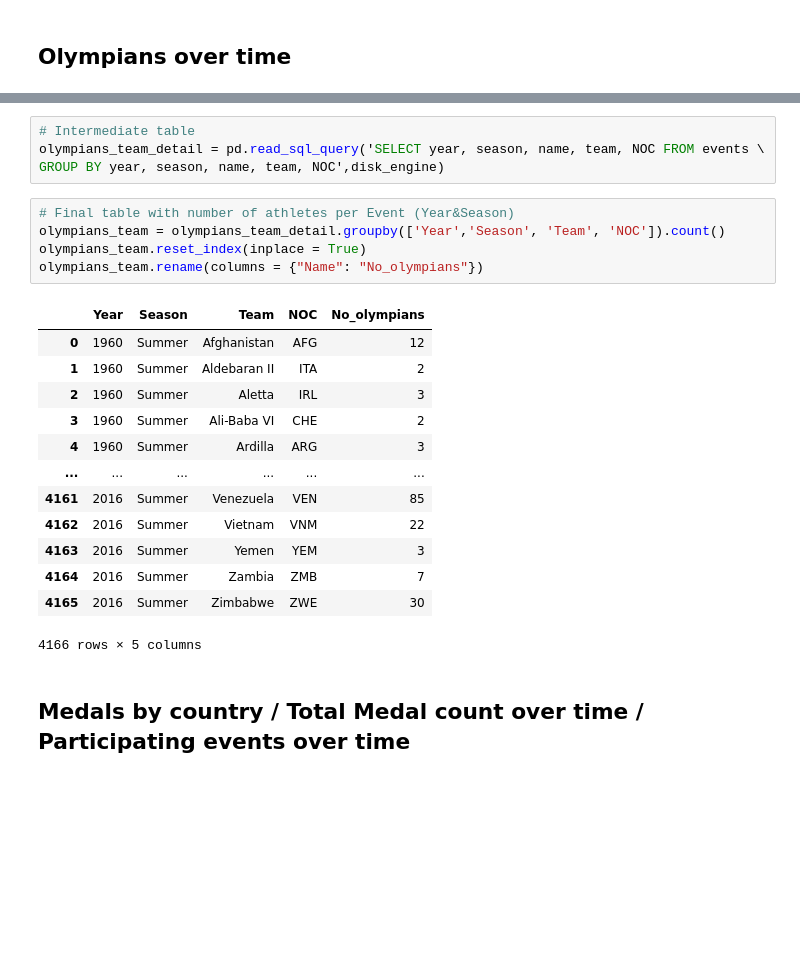
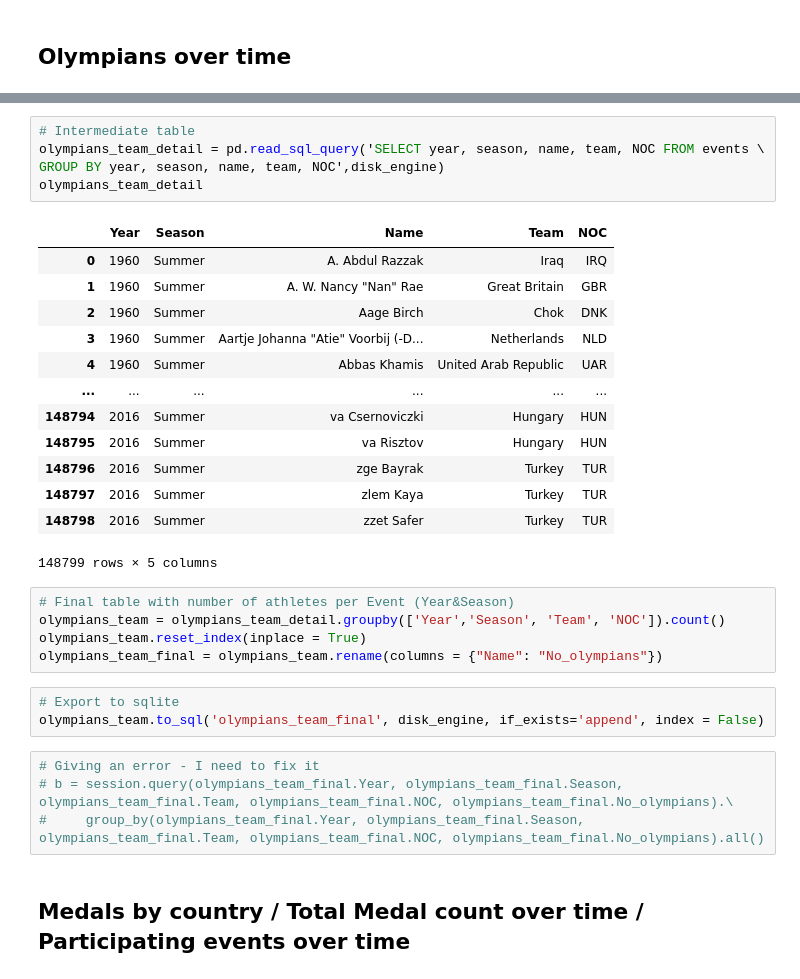
Before and after one commit to hanesy/olympics_dash, a Jupyter notebook: data_exploration.ipynb, the cells around one changed output, grey strips where cells are left out. Cells and saved outputs as stored; diff of their text form; blank space fills up the shorter version.

Commit message:
export of all tables to sqlite

```diff
--- a/data_exploration.ipynb
+++ b/data_exploration.ipynb
@@ -196,26 +256,34 @@ df_events_new.to_sql('events', disk_engine, if_exists='append', index = True, in
 # %%
 # Intermediate table
 olympians_team_detail = pd.read_sql_query('SELECT year, season, name, team, NOC FROM events \
 GROUP BY year, season, name, team, NOC',disk_engine)
+olympians_team_detail
+# %% [output]
+|  | Year | Season | Name | Team | NOC |
+| 0 | 1960 | Summer | A. Abdul Razzak | Iraq | IRQ |
+| 1 | 1960 | Summer | A. W. Nancy "Nan" Rae | Great Britain | GBR |
+| 2 | 1960 | Summer | Aage Birch | Chok | DNK |
+| 3 | 1960 | Summer | Aartje Johanna "Atie" Voorbij (-D... | Netherlands | NLD |
+| 4 | 1960 | Summer | Abbas Khamis | United Arab Republic | UAR |
+| ... | ... | ... | ... | ... | ... |
+| 148794 | 2016 | Summer | va Csernoviczki | Hungary | HUN |
+| 148795 | 2016 | Summer | va Risztov | Hungary | HUN |
+| 148796 | 2016 | Summer | zge Bayrak | Turkey | TUR |
+| 148797 | 2016 | Summer | zlem Kaya | Turkey | TUR |
+| 148798 | 2016 | Summer | zzet Safer | Turkey | TUR |
+148799 rows × 5 columns
 # %%
 # Final table with number of athletes per Event (Year&Season)
 olympians_team = olympians_team_detail.groupby(['Year','Season', 'Team', 'NOC']).count()
 olympians_team.reset_index(inplace = True)
-olympians_team.rename(columns = {"Name": "No_olympians"})
+olympians_team_final = olympians_team.rename(columns = {"Name": "No_olympians"})
-# %% [output]
-|  | Year | Season | Team | NOC | No_olympians |
-| 0 | 1960 | Summer | Afghanistan | AFG | 12 |
-| 1 | 1960 | Summer | Aldebaran II | ITA | 2 |
-| 2 | 1960 | Summer | Aletta | IRL | 3 |
-| 3 | 1960 | Summer | Ali-Baba VI | CHE | 2 |
-| 4 | 1960 | Summer | Ardilla | ARG | 3 |
-| ... | ... | ... | ... | ... | ... |
-| 4161 | 2016 | Summer | Venezuela | VEN | 85 |
-| 4162 | 2016 | Summer | Vietnam | VNM | 22 |
-| 4163 | 2016 | Summer | Yemen | YEM | 3 |
-| 4164 | 2016 | Summer | Zambia | ZMB | 7 |
-| 4165 | 2016 | Summer | Zimbabwe | ZWE | 30 |
-4166 rows × 5 columns
+# %%
+# Export to sqlite
+olympians_team.to_sql('olympians_team_final', disk_engine, if_exists='append', index = False)
+# %%
+# Giving an error - I need to fix it
+# b = session.query(olympians_team_final.Year, olympians_team_final.Season, olympians_team_final.Team, olympians_team_final.NOC, olympians_team_final.No_olympians).\
+#     group_by(olympians_team_final.Year, olympians_team_final.Season, olympians_team_final.Team, olympians_team_final.NOC, olympians_team_final.No_olympians).all()
 # %% [markdown]
 <h2> Medals by country / Total Medal count over time / Participating events over time
 # %%
```
Also changed, not shown: parts of 10 cells of this notebook.
